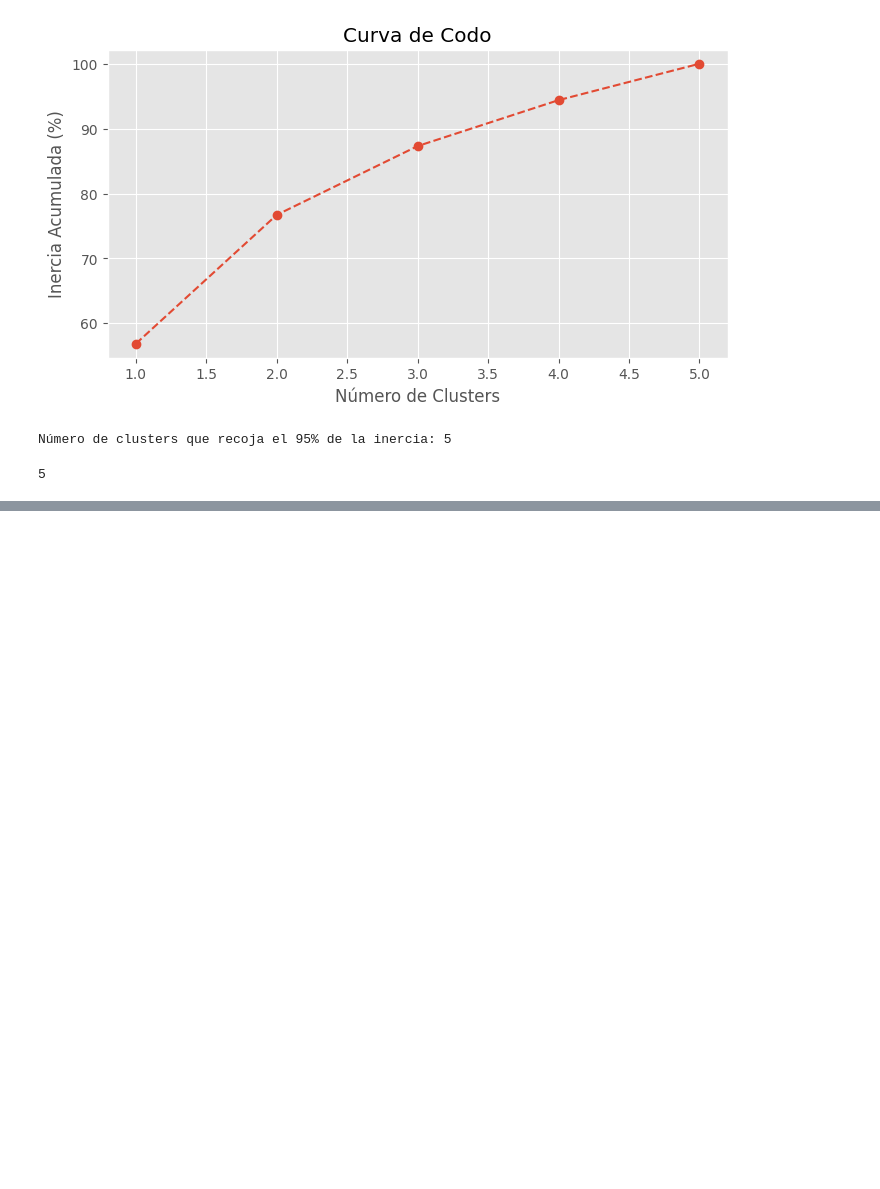
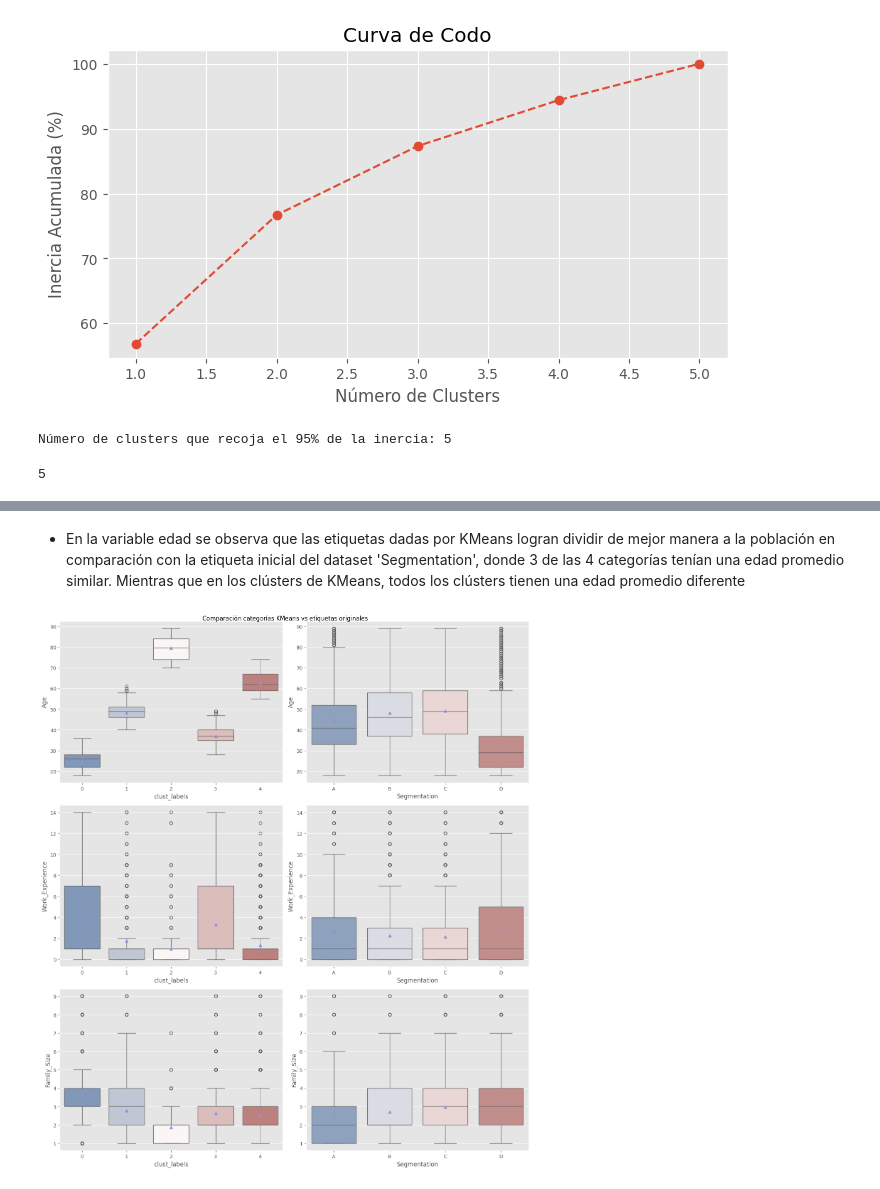
Before and after one commit to maryyuliana/fundamentos_I, a Jupyter notebook: Proyecto.ipynb, the cells around one changed output, grey strips where cells are left out. Saved outputs shown, nothing was run; the diff lists cells and outputs as text; code cells hidden in the pictures; blank space fills up the shorter version.

```diff
--- a/Proyecto.ipynb
+++ b/Proyecto.ipynb
@@ -744,0 +789,17 @@ DESCRIBIR LOS CLUSTER QUE SACÓ KNN
+# %% [markdown]
+* En la variable edad se observa que las etiquetas dadas por KMeans logran dividir de mejor manera a la población en comparación con la etiqueta inicial del dataset 'Segmentation', donde  3 de las 4 categorías tenían una edad promedio similar. Mientras que en los clústers de KMeans, todos los clústers tienen una edad promedio diferente
+# %%
+fig, ((ax1 ,ax2),
+      (ax3, ax4),
+      (ax5,ax6)) = plt.subplots(3,2, figsize = (14,16))
+sns.boxplot(data = trainClust, x = 'Segmentation', y = 'Age',order = trainClust.Segmentation.sort_values().unique(), ax = ax2, showmeans = True, palette = 'vlag')
+sns.boxplot(data = trainClust, x = 'clust_labels', y = 'Age',order = trainClust.clust_labels.sort_values().unique(),ax = ax1 ,showmeans = True, palette = 'vlag')
+sns.boxplot(data = trainClust, x = 'Segmentation', y = 'Work_Experience',order = trainClust.Segmentation.sort_values().unique(), ax = ax4, showmeans = True, palette = 'vlag')
+sns.boxplot(data = trainClust, x = 'clust_labels', y = 'Work_Experience',order = trainClust.clust_labels.sort_values().unique(),ax = ax3 ,showmeans = True, palette = 'vlag')
+sns.boxplot(data = trainClust, x = 'Segmentation', y = 'Family_Size',order = trainClust.Segmentation.sort_values().unique(), ax = ax6, showmeans = True, palette = 'vlag')
+sns.boxplot(data = trainClust, x = 'clust_labels', y = 'Family_Size',order = trainClust.clust_labels.sort_values().unique(),ax = ax5 ,showmeans = True, palette = 'vlag')
+fig.suptitle('Comparación categorías KMeans vs etiquetas originales')
+plt.tight_layout()
+plt.show()
+# %% [output]
+[figure, added]
```
Also changed, not shown: parts of 30 cells of this notebook.
